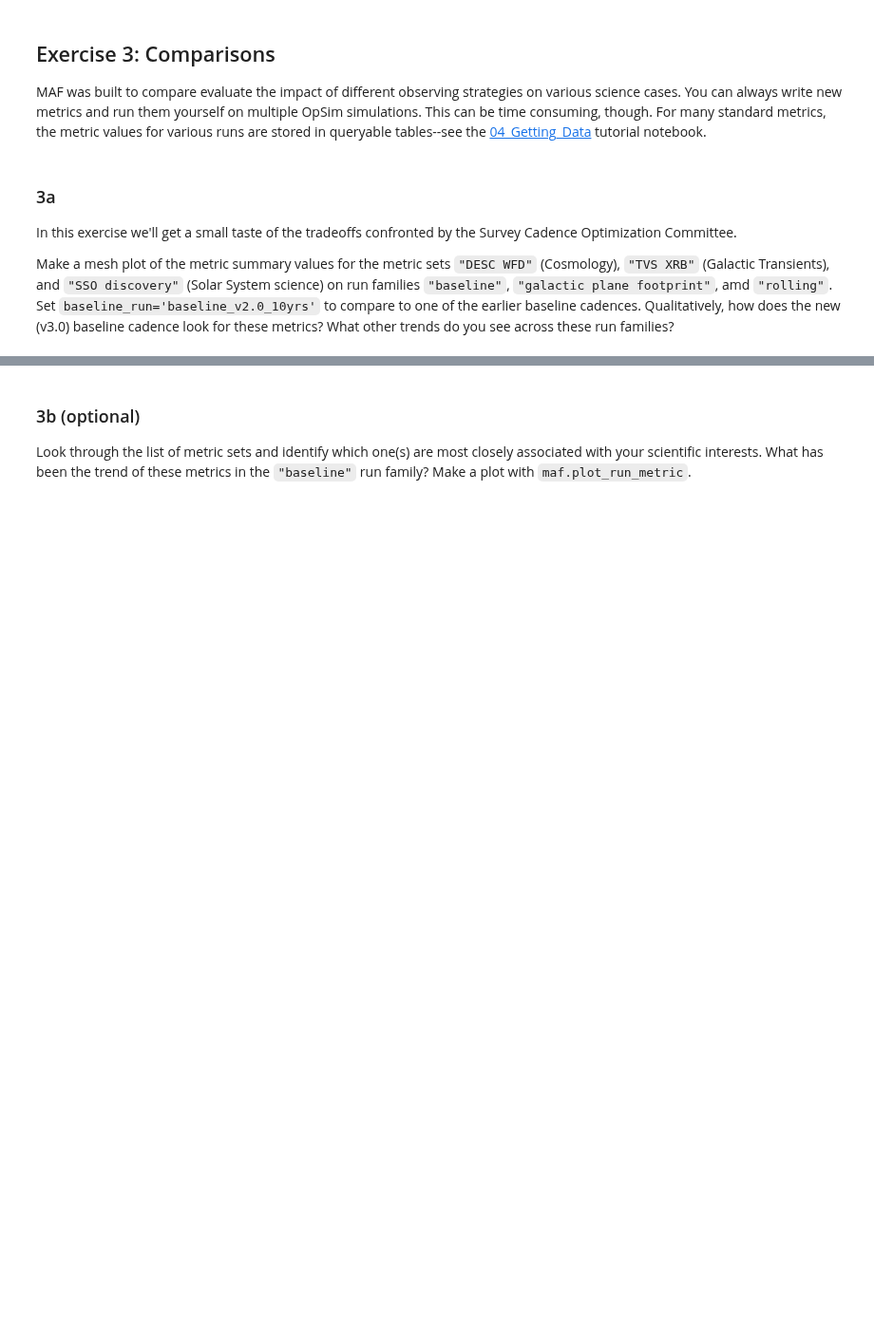
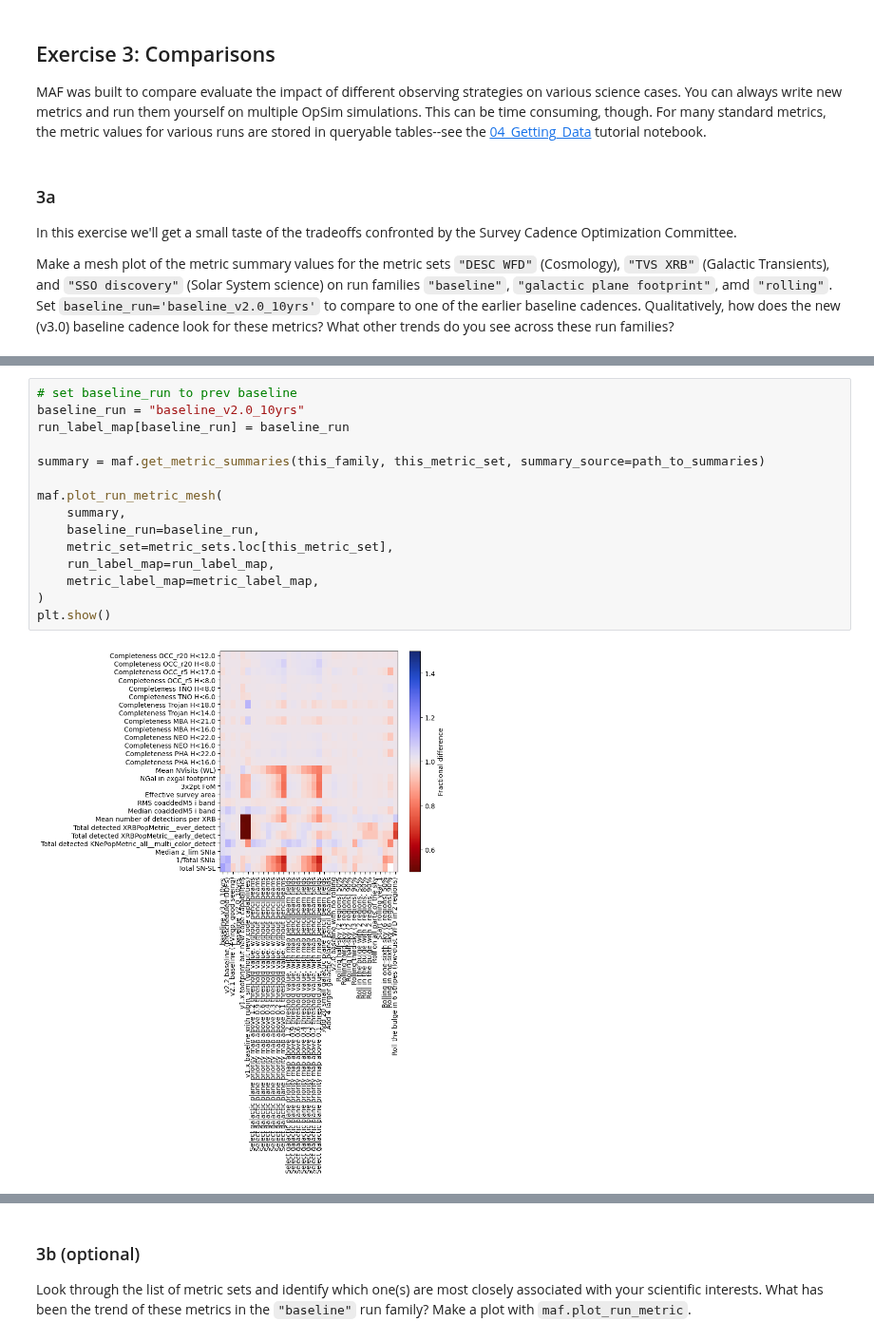
Before and after one commit to ykwang1/astr597-survey-science, a Jupyter notebook: HW/HW4.ipynb, the cells around one changed output, grey strips where cells are left out. Shown at 95% size. Drawn from its saved outputs; the diff is of its cells as text; blank space fills up the shorter version.

```diff
--- a/HW/HW4.ipynb
+++ b/HW/HW4.ipynb
@@ -186,0 +242,17 @@ Make a mesh plot of the metric summary values for the metric sets `"DESC WFD"` (
+# %%
+# set baseline_run to prev baseline
+baseline_run = "baseline_v2.0_10yrs"
+run_label_map[baseline_run] = baseline_run
+
+summary = maf.get_metric_summaries(this_family, this_metric_set, summary_source=path_to_summaries)
+
+maf.plot_run_metric_mesh(
+    summary,
+    baseline_run=baseline_run,
+    metric_set=metric_sets.loc[this_metric_set],
+    run_label_map=run_label_map,
+    metric_label_map=metric_label_map,
+)
+plt.show()
+# %% [output]
+[figure, added]
```
Also changed, not shown: parts of 34 cells of this notebook.
